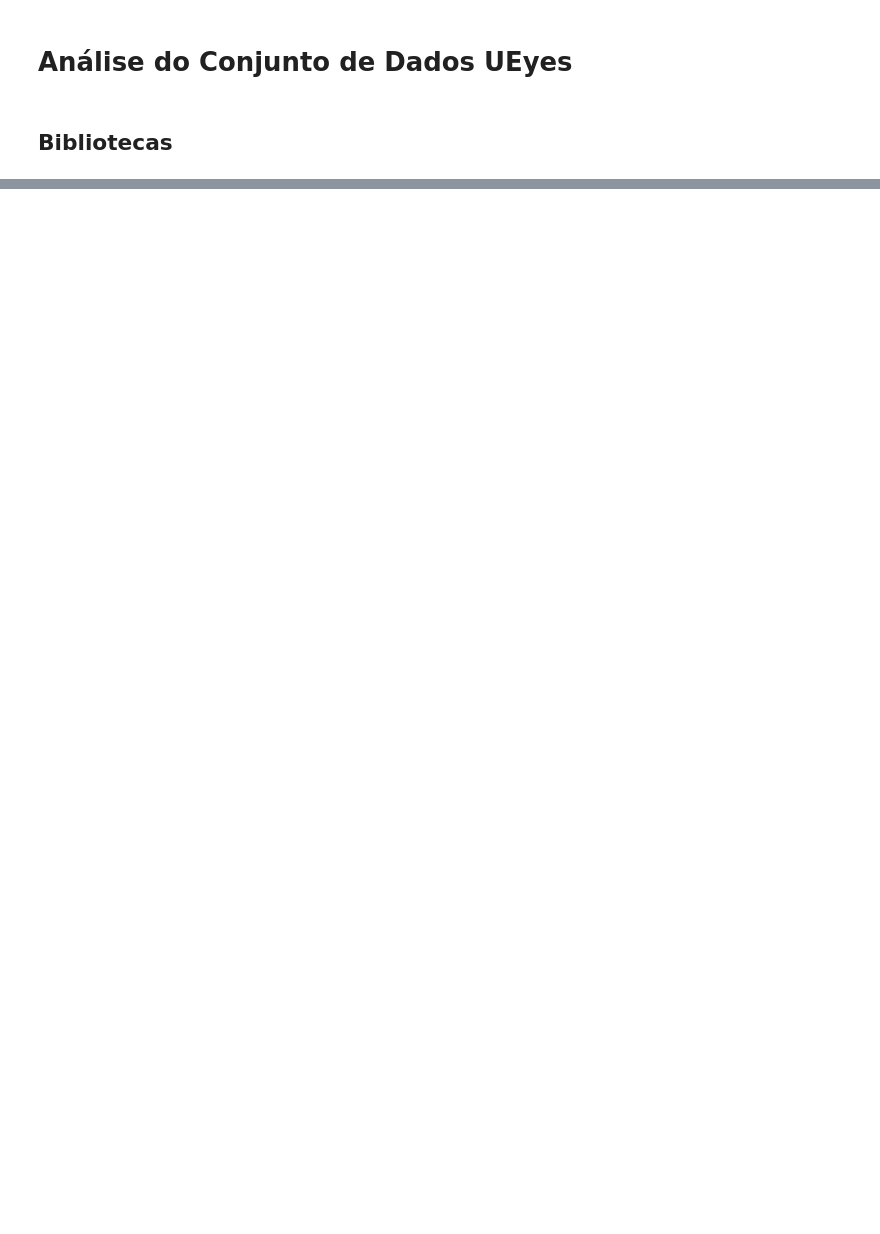
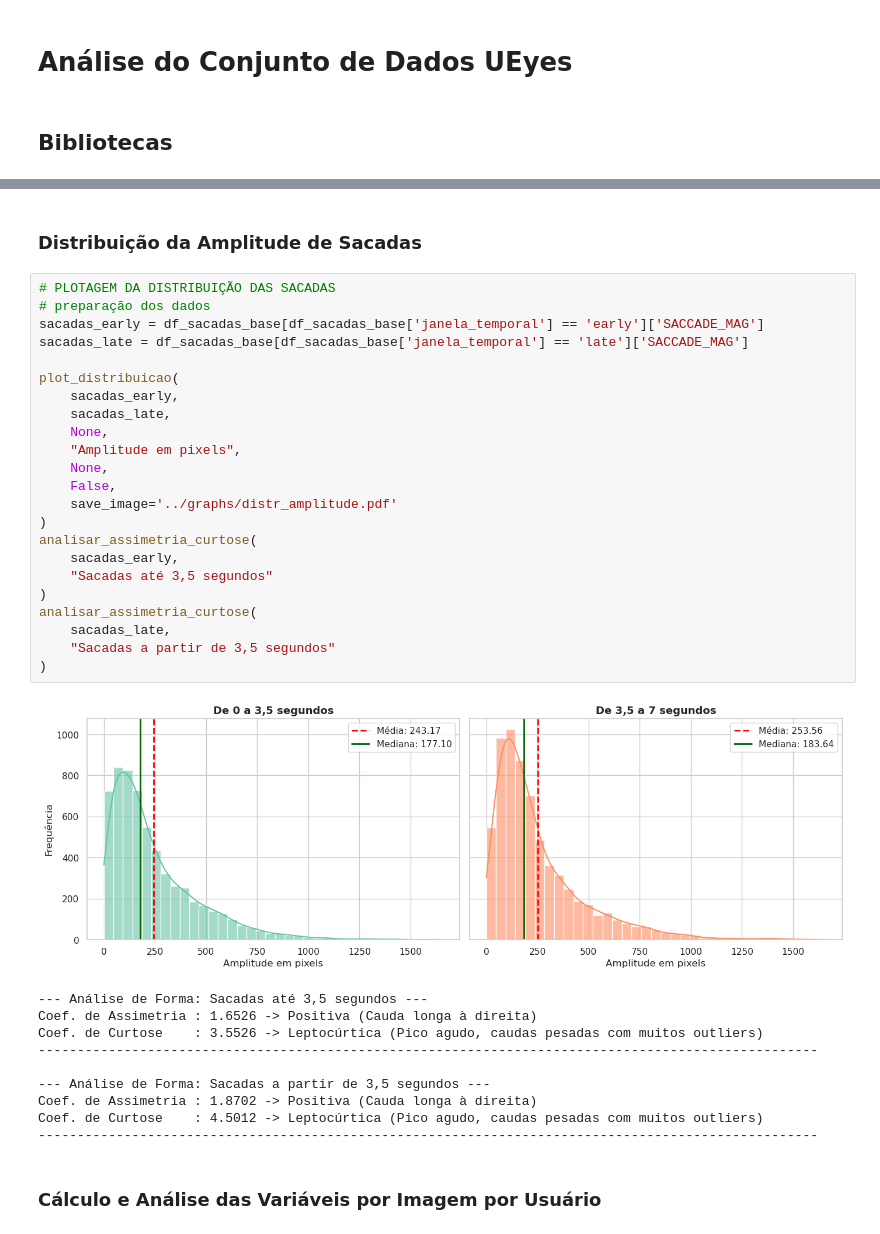
Before and after one commit to rodrigoraupp/hci_eyetracking_analysis, a Jupyter notebook: notebooks/03_analysis.ipynb, the cells around one changed output, grey strips where cells are left out. Drawn from its saved outputs; the diff is of its cells as text; blank space fills up the shorter version.

```diff
--- a/notebooks/03_analysis.ipynb
+++ b/notebooks/03_analysis.ipynb
@@ -125,0 +177,38 @@ df_early = df_fixations
+# %% [markdown]
+### Distribuição da Amplitude de Sacadas
+# %%
+# PLOTAGEM DA DISTRIBUIÇÃO DAS SACADAS
+# preparação dos dados
+sacadas_early = df_sacadas_base[df_sacadas_base['janela_temporal'] == 'early']['SACCADE_MAG']
+sacadas_late = df_sacadas_base[df_sacadas_base['janela_temporal'] == 'late']['SACCADE_MAG']
+
+plot_distribuicao(
+    sacadas_early,
+    sacadas_late,
+    None,
+    "Amplitude em pixels",
+    None,
+    False,
+    save_image='../graphs/distr_amplitude.pdf'
+)
+analisar_assimetria_curtose(
+    sacadas_early,
+    "Sacadas até 3,5 segundos"
+)
+analisar_assimetria_curtose(
+    sacadas_late,
+    "Sacadas a partir de 3,5 segundos"
+)
+# %% [output]
+[figure, added]
+--- Análise de Forma: Sacadas até 3,5 segundos ---
+Coef. de Assimetria : 1.6526 -> Positiva (Cauda longa à direita)
+Coef. de Curtose    : 3.5526 -> Leptocúrtica (Pico agudo, caudas pesadas com muitos outliers)
+----------------------------------------------------------------------------------------------------
+
+--- Análise de Forma: Sacadas a partir de 3,5 segundos ---
+Coef. de Assimetria : 1.8702 -> Positiva (Cauda longa à direita)
+Coef. de Curtose    : 4.5012 -> Leptocúrtica (Pico agudo, caudas pesadas com muitos outliers)
+----------------------------------------------------------------------------------------------------
+# %% [markdown]
+### Cálculo e Análise das Variáveis por Imagem por Usuário
```
Also changed, not shown: parts of 79 cells of this notebook, 2 other files.
